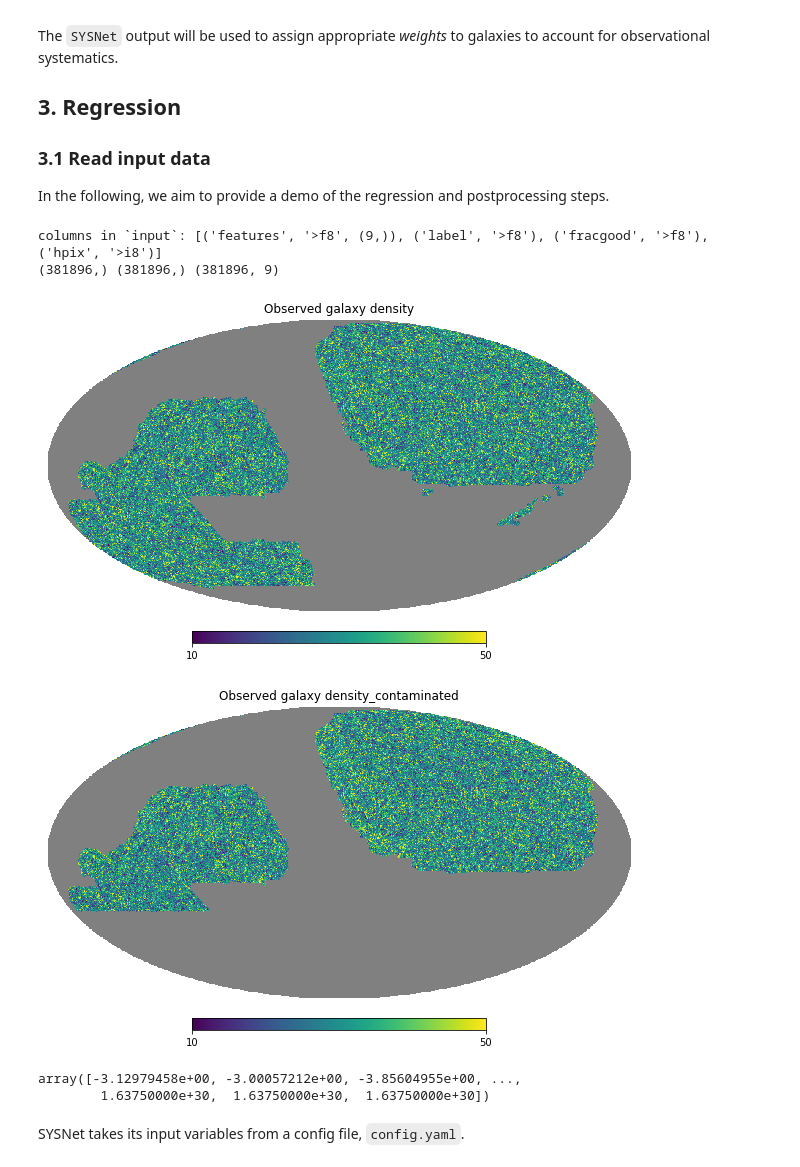
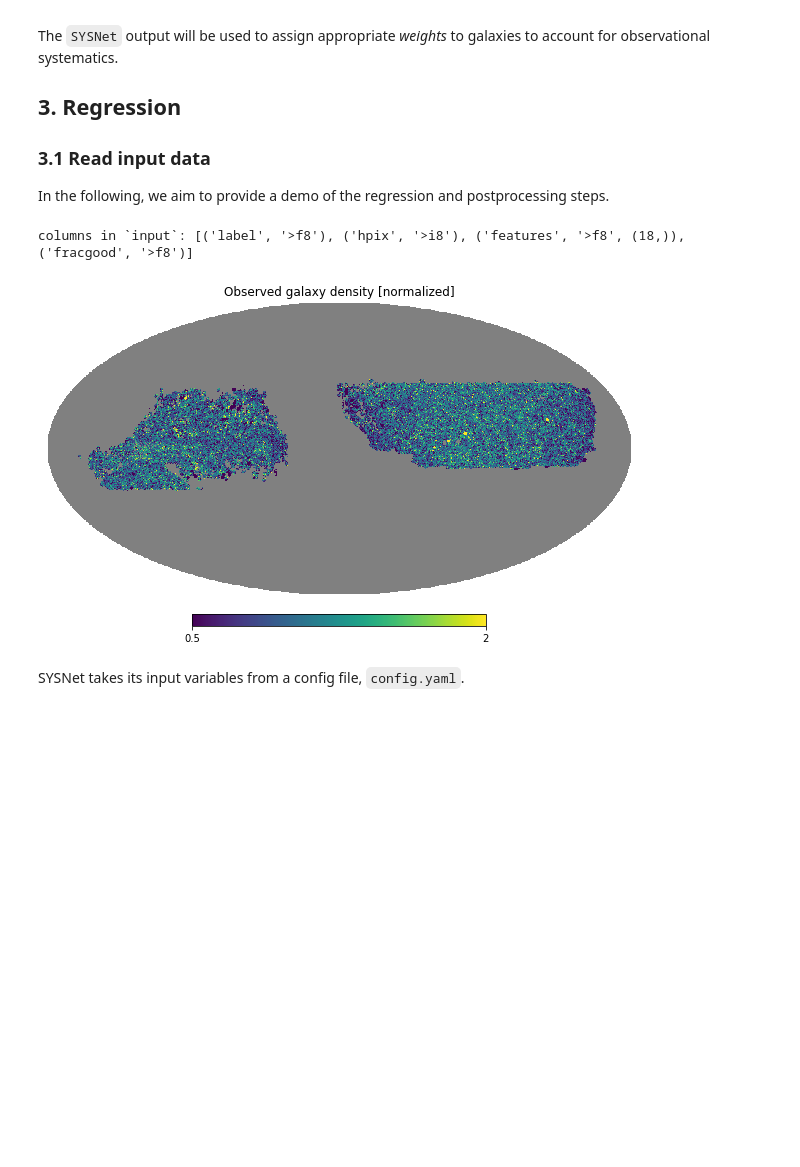
Before and after one commit to mehdirezaie/sysnetdev, a Jupyter notebook: notebooks/demo_decalsdr7.ipynb, the cells around one changed output. Saved outputs shown, nothing was run; the diff lists cells and outputs as text; code cells hidden in the pictures; blank space fills up the shorter version.

```diff
--- a/notebooks/demo_decalsdr7.ipynb
+++ b/notebooks/demo_decalsdr7.ipynb
@@ -63,68 +63,41 @@ In the following, we aim to provide a demo of the regression and postprocessing
 # %%
 #
 # importing general Python modules
 #
 import os
 import sys
 import matplotlib.pyplot as plt
 import numpy as np
 import healpy as hp
 import fitsio as ft
-from pathlib import Path
 
 #
 # importing SYSNET modules
 # add the absolute path to 'sysnetdev'
-sys.path.append('/home/jayashreeb/Documents/sysnet/sysnetdev')
+home = os.getenv('HOME')
+sys.path.append(f'{home}/github/sysnetdev')
+
 
 from sysnet import SYSNet, Config, TrainedModel
 %matplotlib inline
 
 # tabulated catalog that contains, imaging properties (features), galaxy counts (label),
 # HEALPix index (hpix), and pixel completeness (fracgood)
-
-input1_path = '/mnt/data1/lognormal/0.57.0/nlrg_features_desi_256.fits'
-input2_path = '/mnt/data1/lognormal/hpmaps/lrghp-zero-1-f1z1.fits'
-input2_cpath = '/mnt/data1/lognormal/hpmaps/lrghp-czero-1-f1z1.fits'
-
-input1 = ft.read(input1_path)  # read tab. data
-print(f'columns in `input`: {input1.dtype}')
-
-print(np.shape(input1["label"]),np.shape(input1["hpix"]),np.shape(input1["features"]))
-
-input2 = hp.read_map(input2_path) # read hpmaps. data
-input2_c = hp.read_map(input2_cpath) # read hpmaps. data
-
-mask = np.zeros(12*nside*nside)
-mask[input1['hpix']] = True
-input2[np.logical_not(mask)] = hp.UNSEEN
-input2_c[np.logical_not(mask)] = hp.UNSEEN
+input_ = ft.read('../input/eBOSS.ELG.NGC.DR7.table.fits')  # read tab. data
+print(f'columns in `input`: {input_.dtype}')
 
 # repackage hpix and label to a HEALPix map for visualization purpose
 nside = 256
 ng = np.zeros(12*nside*nside)
 ng[:] = np.nan
-ng_c = ng.copy()
-
-ng[input1['hpix']] = input2[input1['hpix']]
+ng[input_['hpix']] = input_['label']
 
 # Mollweide projection
-hp.mollview(ng, rot=-85, min=10, max=50,
-            title='Observed galaxy density');
-
-ng_c[input1['hpix']] = input2_c[input1['hpix']]
-hp.mollview(ng_c, rot=-85, min=10, max=50,
-            title='Observed galaxy density_contaminated');
+hp.mollview(ng, rot=-85, min=0.5, max=2.0,
+            title='Observed galaxy density [normalized]')
 # %% [output]
-columns in `input`: [('features', '>f8', (9,)), ('label', '>f8'), ('fracgood', '>f8'), ('hpix', '>i8')]
-(381896,) (381896,) (381896, 9)
+columns in `input`: [('label', '>f8'), ('hpix', '>i8'), ('features', '>f8', (18,)), ('fracgood', '>f8')]
-[figure, old version]
+[figure, new version]
-[figure, removed]
-# %%
-ng[input1['hpix']] - ng_c[input1['hpix']]
-# %% [output]
-array([-3.12979458e+00, -3.00057212e+00, -3.85604955e+00, ...,
-        1.63750000e+30,  1.63750000e+30,  1.63750000e+30])
 # %% [markdown]
 SYSNet takes its input variables from a config file, `config.yaml`.
 # %%
```
Also changed, not shown: parts of 6 cells of this notebook, 1 other file.
